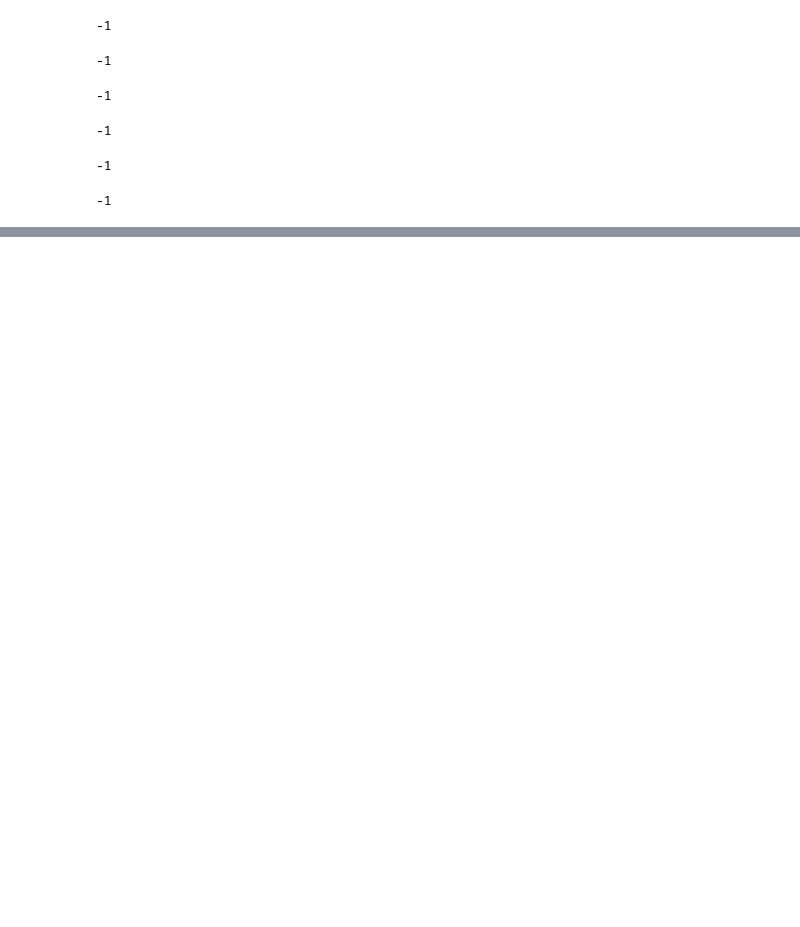
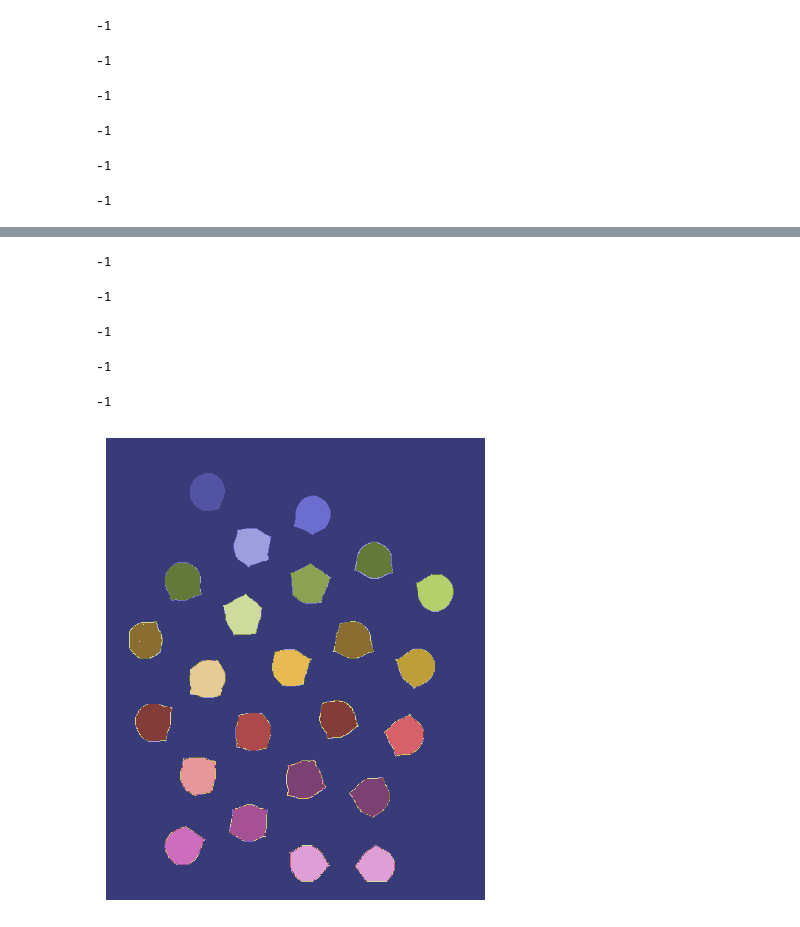
Before and after one commit to carmele9/vision_por_Computador, a Jupyter notebook: intro.ipynb, the cells around one changed output, grey strips where cells are left out. Cells and saved outputs as stored; diff of their text form; code cells hidden in the pictures; blank space fills up the shorter version.

```diff
--- a/intro.ipynb
+++ b/intro.ipynb
@@ -848,0 +873,61 @@ cv2.waitKey(1)
+# %%
+# Primero quitamos un poco de ruido para mejorar los bordes
+kernel = cv2.getStructuringElement(cv2.MORPH_RECT, (3,3))
+bin_image = cv2.morphologyEx(bin_image, cv2.MORPH_OPEN, kernel, iterations=2)
+cv2.imshow("Imagen con Threshold y sin ruido", bin_image)
+cv2.waitKey(0)
+cv2.destroyAllWindows()
+cv2.waitKey(1)
+# %% [output]
+-1
+# %%
+# Ahora vamos a identificar lo que es background
+# Dilate: para expandir lo blanco, siendo asi que lo que nos queda de negro es si o si background
+# distance_transform = lo que hace es calcular la distancia del pixel blanco al pixel negro mas cercano
+# Aplicar un threshold a la distancia_transform lo que seguro es objeto
+# y al restarlo a la original se queda una zona que no sabemos lo que es
+sure_bg = cv2.dilate(bin_image, kernel, iterations=3)
+cv2.imshow("Imagen con Dilate", sure_bg)
+cv2.waitKey(0)
+cv2.destroyAllWindows()
+cv2.waitKey(1)
+# %% [output]
+-1
+# %%
+dist = cv2.distanceTransform(bin_image, cv2.DIST_L2, 5)
+cv2.imshow("Imagen Distance Transform", dist)
+cv2.waitKey(0)
+cv2.destroyAllWindows()
+cv2.waitKey(1)
+# %% [output]
+-1
+# %%
+ret, sure_obj = cv2.threshold(dist, 0.5*dist.max(), 255, cv2.THRESH_BINARY)
+sure_obj = sure_obj.astype(np.uint8)
+cv2.imshow("Imagen Sure Object", sure_obj)
+cv2.waitKey(0)
+cv2.destroyAllWindows()
+cv2.waitKey(1)
+# %% [output]
+-1
+# %%
+desconocido = cv2.subtract(sure_bg, sure_obj)
+cv2.imshow("Imagen Unknown", desconocido)
+cv2.waitKey(0)
+cv2.destroyAllWindows()
+cv2.waitKey(1)
+# %% [output]
+-1
+# %%
+# Imagen Marcador que sera el origen de los colores
+# conected components identificar componentes conectados para ver lo que seguro eran objetos
+# valores de esa imagen incrementan en 1 y la region unknown se va a poner a 0 en la imagen de markers
+ret, markers = cv2.connectedComponents(sure_obj)
+markers += 1 # Ponerle 1 a all para que el bg no sea 0
+markers[desconocido == 255] = 0 # Donde el markers del unknown sea igual a 255, se pone a 0
+fig, ax = plt.subplots(figsize=(6,6))
+ax.imshow(markers, cmap="tab20b")
+ax.axis("off")
+plt.show()
+# %% [output]
+[figure, added]
```
Also changed, not shown: parts of 5 cells of this notebook, 4 other files.
